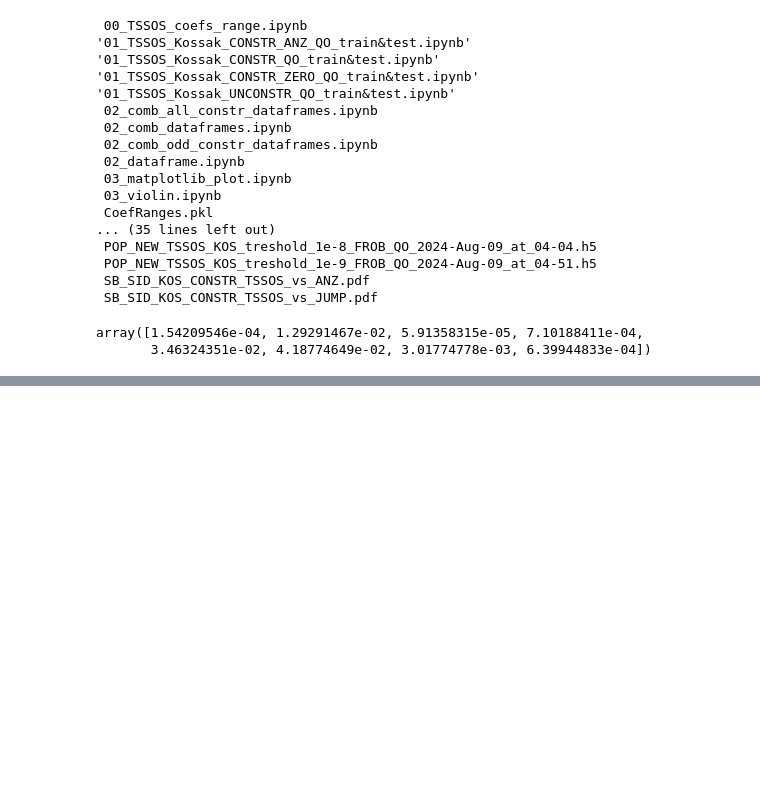
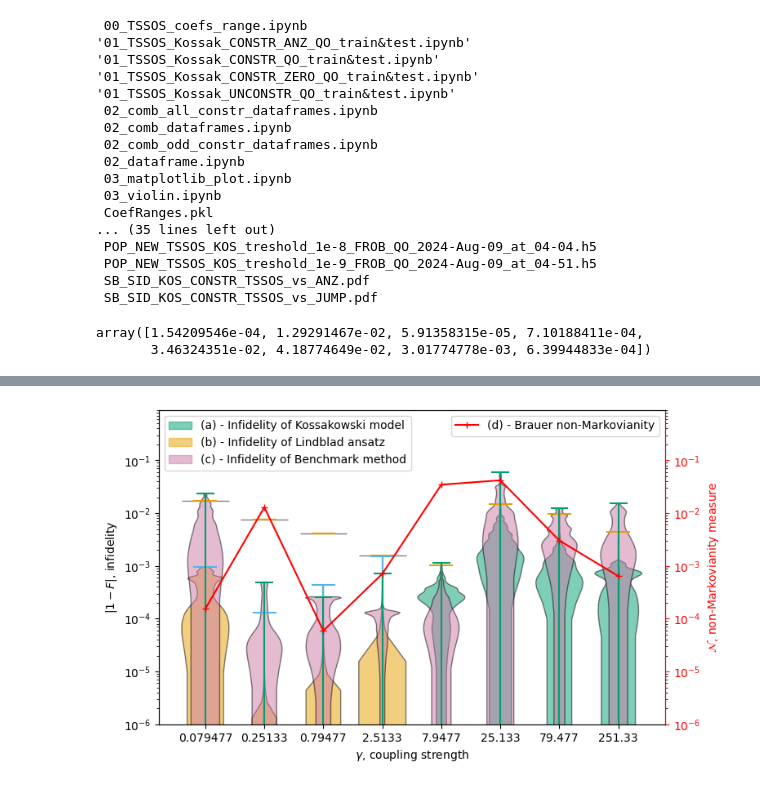
Before and after one commit to zpopovych/OQSID-thesis, a Jupyter notebook: KOSSAK_TSSOS/03_matplotlib_plot.ipynb, the cells around one changed output, grey strips where cells are left out. Cells and saved outputs as stored; diff of their text form; code cells hidden in the pictures; blank space fills up the shorter version.

```diff
--- a/KOSSAK_TSSOS/03_matplotlib_plot.ipynb
+++ b/KOSSAK_TSSOS/03_matplotlib_plot.ipynb
@@ -138,3 +142,68 @@ fig.savefig("SB_SID_LINDBLAD&KOSSAK_CONSTR_TSSOS.pdf")
+# %%
+import matplotlib.pyplot as plt
+import numpy as np
+import matplotlib.patches as mpatches
+
+# Define a color-blind-friendly palette (Okabe-Ito)
+#color_blind_palette = ['#E69F00', '#56B4E9', '#009E73']  # Three distinct colors
+#color_blind_palette = ['#E69F00', '#F0E442', '#D55E00']  # Orange, Yellow, Red
+color_blind_palette = ['#009E73', '#E69F00', '#CC79A7']  # Green, Orange, Purple
+
+# Function to set the colors and transparency of the violin plot bodies
+def set_violin_colors(violin, color, alpha=0.5):
+    for body in violin['bodies']:
+        body.set_facecolor(color)
+        body.set_edgecolor('black')
+        body.set_alpha(alpha)
+
+labels = []
+
+# Create the first plot
+fig, ax1 = plt.subplots(figsize=(8, 5))
+
+# Create the first violin plot and set its color (first color in the palette)
+violin1 = plt.violinplot([1-np.min(_) for _ in tssos_fids[:4]] + [1-np.abs(_) for _ in tssos_fids[4:]], showextrema=True, widths=0.8)
+set_violin_colors(violin1, color_blind_palette[0], alpha=0.5)
+add_label(violin1, "(a) - Infidelity of Kossakowski model")
+
+# Create the second violin plot and set its color (second color in the palette)
+violin2 = ax1.violinplot([1-np.abs(_) for _ in tssos_anz4_fids[:4]], showextrema=True, widths=0.8)
+set_violin_colors(violin2, color_blind_palette[1], alpha=0.5)
+add_label(violin2, "(b) - Infidelity of Lindblad ansatz")
+
+# Create the third violin plot and set its color (third color in the palette)
+violin3 = ax1.violinplot([1-np.abs(_) for _ in jump_fids], showextrema=True, widths=0.6)
+set_violin_colors(violin3, color_blind_palette[2], alpha=0.5)
+add_label(violin3, "(c) - Infidelity of Benchmark method")
+
+# Adding a second y-axis and plotting data
+ax2 = ax1.twinx()
+ax2.plot(np.arange(1, 9), NonMark, marker="+", color="red", label="(d) - Brauer non-Markovianity")
+ax2.set_yscale('log')
+ax2.set_ylim(1e-6, .9)
+ax2.set_ylabel('$\mathcal{N}$, non-Markovianity measure', color='red')
+
+# Customizing the primary y-axis
+ax1.set_yscale('log')
+ax1.set_ylim(1e-6, .9)
+ax1.set_xticks(range(1, len(γ_list) + 1), γ_list)
+ax1.set_xlabel("$\gamma$, coupling strength")
+ax1.set_ylabel("$|1 - F|$, infidelity")
+
+# Adding legends
+ax1.legend(*zip(*labels), loc=2)
+
+# Customizing the secondary y-axis
+ax2.tick_params(axis='y', colors='red')
+ax2.spines['right'].set_color('red')
+ax2.legend(loc=1)
+
+# Display the plot
+plt.show()
+
+fig.savefig("SB_SID_LINDBLAD&KOSSAK_CONSTR_TSSOS_color-blind.pdf")
+# %% [output]
+[figure, added]
 # %%
 pkl_name = "df_constr_all_comb.pkl"
 
```
Also changed, not shown: parts of 1 cell of this notebook, 3 other files.
